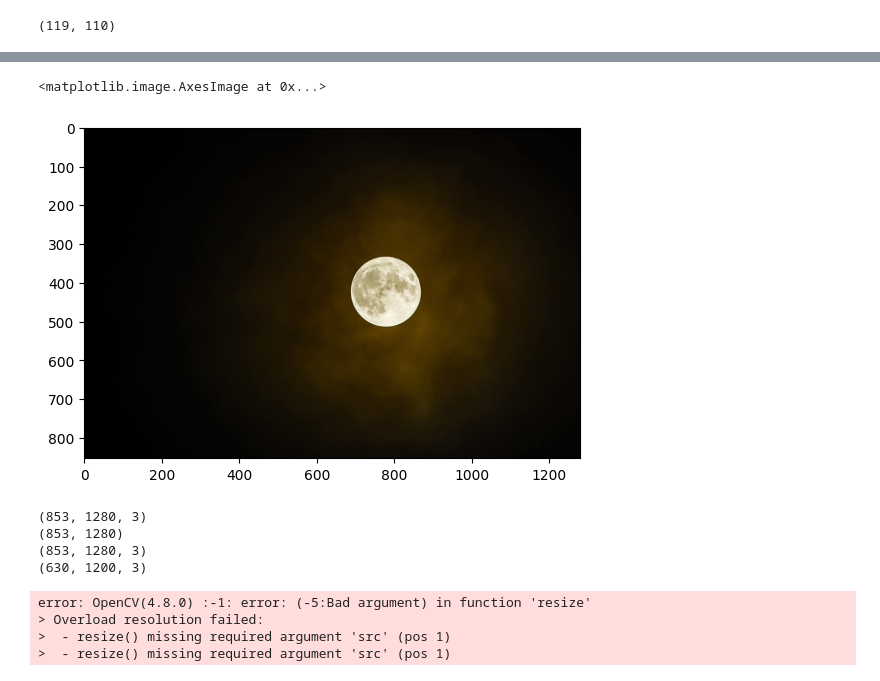
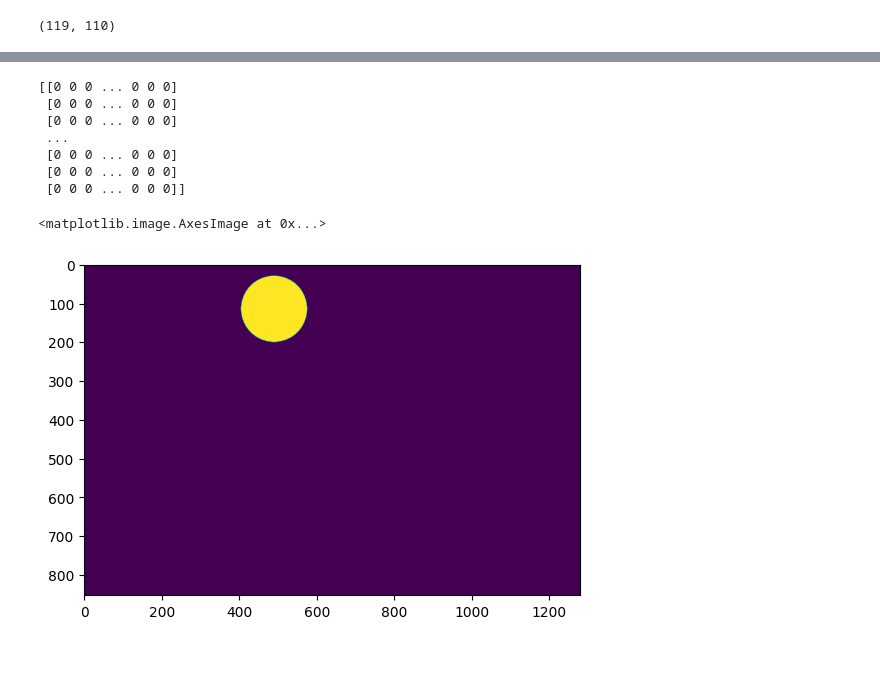
Before and after one commit to chris00234/image_blending_CV, a Jupyter notebook: main.ipynb, the cells around one changed output, grey strips where cells are left out. Saved outputs shown, nothing was run; the diff lists cells and outputs as text; code cells hidden in the pictures.

```diff
--- a/main.ipynb
+++ b/main.ipynb
@@ -100,20 +96,37 @@ plt.imshow(masked_image)
-# %%
-plt.imshow(moon_img)
-# %% [output]
-<matplotlib.image.AxesImage at 0x...>
-[figure, removed]
-# %%
-print(moon_img.shape)
-print(mask.shape)
-print(masked_image.shape)
-print(tree_img.shape)
-moon_img = cv2.resize()
-# %% [output]
-(853, 1280, 3)
-(853, 1280)
-(853, 1280, 3)
-(630, 1200, 3)
-error: OpenCV(4.8.0) :-1: error: (-5:Bad argument) in function 'resize'
-> Overload resolution failed:
->  - resize() missing required argument 'src' (pos 1)
->  - resize() missing required argument 'src' (pos 1)
+# %%
+moon_img = cv2.imread('moon.jpg')
+shift_filter = np.array([
+    [1,0,0],
+    [0,0,0],
+    [0,0,0]
+])
+gray_moon_img = cv2.cvtColor(moon_img, cv2.COLOR_BGR2GRAY)
+
+from scipy import ndimage
+
+# Apply thresholding to the grayscale image
+# _, thresh = cv2.threshold(gray_moon_img, 100, 180, cv2.THRESH_BINARY)
+
+# Create a mask from the thresholded image
+# mask = np.zeros_like(thresh, dtype=np.uint8)
+# mask[thresh > 0] = 255
+
+shifted_B_img = ndimage.convolve(moon_img[:,:,0], shift_filter, mode = 'constant', cval = 0.0)
+shifted_G_img = ndimage.convolve(moon_img[:,:,1], shift_filter, mode = 'constant', cval = 0.0)
+shifted_R_img = ndimage.convolve(moon_img[:,:,2], shift_filter, mode = 'constant', cval = 0.0)
+for i in range(300):
+  shifted_B_img = ndimage.convolve(shifted_B_img, shift_filter, mode = 'constant', cval = 0.0)
+  shifted_G_img = ndimage.convolve(shifted_G_img, shift_filter, mode = 'constant', cval = 0.0)
+  shifted_R_img = ndimage.convolve(shifted_R_img, shift_filter, mode = 'constant', cval = 0.0)
+
+# shifted_image =(np.stack((shifted_B_img,shifted_G_img,shifted_R_img))) .astype(np.uint8)
+# %% [output]
+[[0 0 0 ... 0 0 0]
+ [0 0 0 ... 0 0 0]
+ [0 0 0 ... 0 0 0]
+ ...
+ [0 0 0 ... 0 0 0]
+ [0 0 0 ... 0 0 0]
+ [0 0 0 ... 0 0 0]]
+<matplotlib.image.AxesImage at 0x...>
+[figure, added]
```
Also changed, not shown: parts of 10 cells of this notebook, 1 other file.
